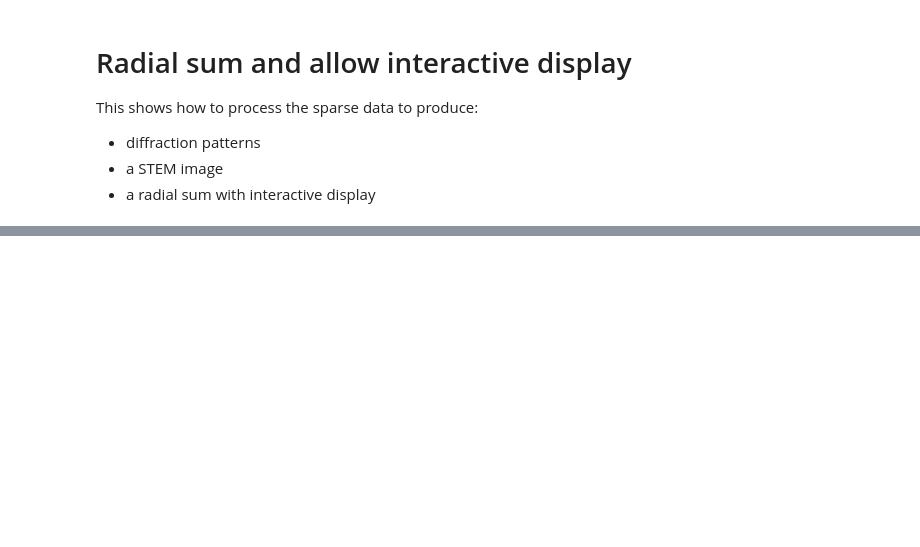
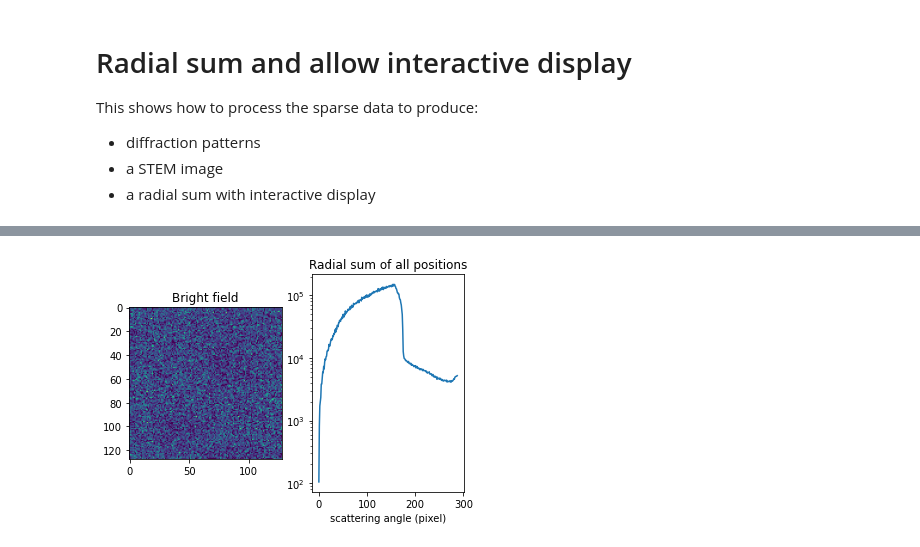
Before and after one commit to OpenChemistry/stempy, a Jupyter notebook: examples/radial_sum_display.ipynb, the cells around one changed output, grey strips where cells are left out. Saved outputs shown, nothing was run; the diff lists cells and outputs as text; code cells hidden in the pictures; blank space fills up the shorter version.

```diff
--- a/examples/radial_sum_display.ipynb
+++ b/examples/radial_sum_display.ipynb
@@ -96,17 +112,17 @@ ax.set(xlabel='x',ylabel='y');
 # %%
 # Radial sum the sparse data
 bf_outer_angle = 10
-
-radial_sum = stim.radial_sum_sparse(sa_crop.data, sa_crop.scan_shape, sa_crop.frame_shape, center[::-1]) # center is (col,w row)
-bf = radial_sum[:,:,0:bf_outer_angle].sum(axis=2)
+radial_sum = stim.radial_sum_sparse(sa_crop, center=center) # here center is (col, row)
+bf = radial_sum[:, :, 0:bf_outer_angle].sum(axis=2)
 
 fg,ax = plt.subplots(1, 2)
 ax[0].imshow(bf)
 ax[0].set(title='Bright field')
-ax[1].plot(radial_sum.sum(axis=(0,1)))
+ax[1].plot(radial_sum.sum(axis=((0,1))))
 ax[1].set(title='Radial sum of all positions', xlabel='scattering angle (pixel)')
 ax[1].set_yscale('log')
-fg.tight_layout()
+# %% [output]
+[figure, added]
 # %%
 # Create interactive plot for BF and ADF images
 fg1, ax1 = plt.subplots(1,1,figsize=(4, 4))
```
Also changed, not shown: parts of 7 cells of this notebook, 1 other file.
